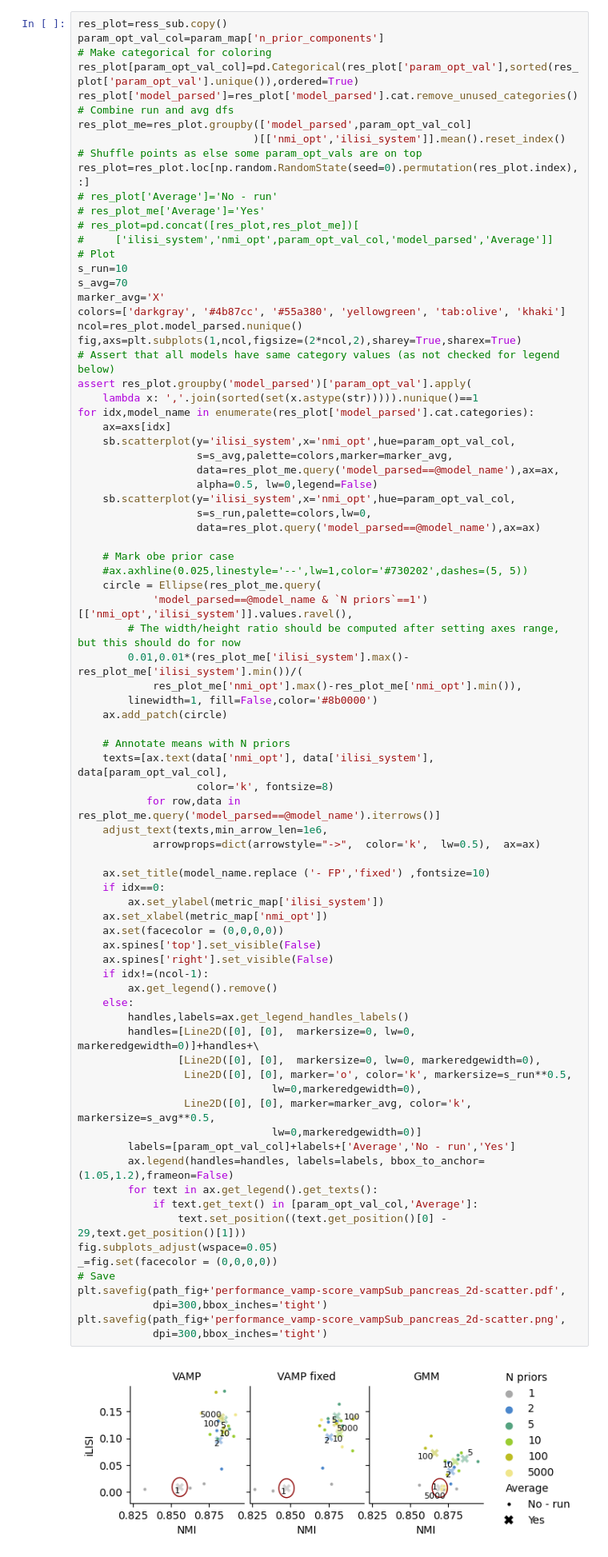
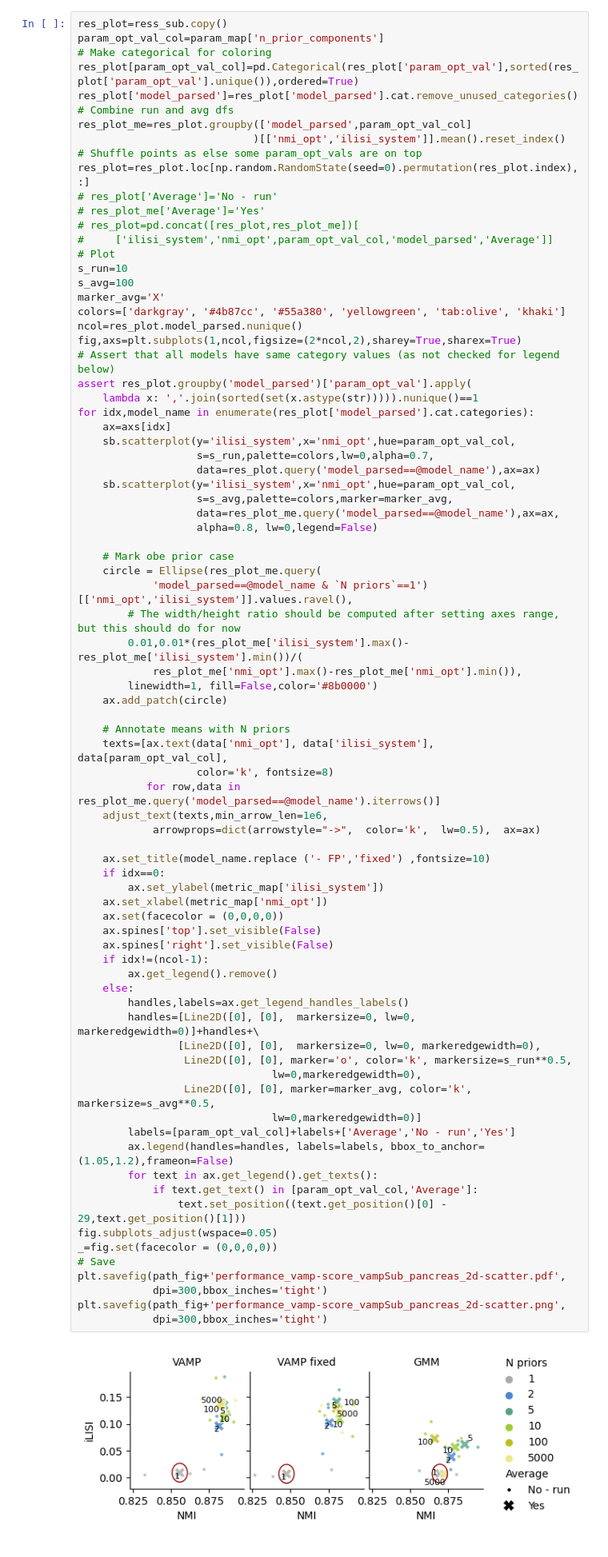
Before and after one commit to theislab/cross_system_integration, a Jupyter notebook: notebooks/results/performance/performance_vamp.ipynb, the cells around one changed output. Shown: that part at 80% size. Drawn from its saved outputs; the diff is of its cells as text.

Commit message:
adjust_plots

```diff
--- a/notebooks/results/performance/performance_vamp.ipynb
+++ b/notebooks/results/performance/performance_vamp.ipynb
@@ -360,7 +361,7 @@ res_plot=res_plot.loc[np.random.RandomState(seed=0).permutation(res_plot.index),
 #     ['ilisi_system','nmi_opt',param_opt_val_col,'model_parsed','Average']]
 # Plot
 s_run=10
-s_avg=70
+s_avg=100
 marker_avg='X'
 colors=['darkgray', '#4b87cc', '#55a380', 'yellowgreen', 'tab:olive', 'khaki']
 ncol=res_plot.model_parsed.nunique()
@@ -371,15 +372,14 @@ assert res_plot.groupby('model_parsed')['param_opt_val'].apply(
 for idx,model_name in enumerate(res_plot['model_parsed'].cat.categories):
     ax=axs[idx]
     sb.scatterplot(y='ilisi_system',x='nmi_opt',hue=param_opt_val_col,
+                   s=s_run,palette=colors,lw=0,alpha=0.7,
+                   data=res_plot.query('model_parsed==@model_name'),ax=ax)
+    sb.scatterplot(y='ilisi_system',x='nmi_opt',hue=param_opt_val_col,
                    s=s_avg,palette=colors,marker=marker_avg,
                    data=res_plot_me.query('model_parsed==@model_name'),ax=ax,
-                   alpha=0.5, lw=0,legend=False)
-    sb.scatterplot(y='ilisi_system',x='nmi_opt',hue=param_opt_val_col,
-                   s=s_run,palette=colors,lw=0,
-                   data=res_plot.query('model_parsed==@model_name'),ax=ax)
+                   alpha=0.8, lw=0,legend=False)
 
     # Mark obe prior case
-    #ax.axhline(0.025,linestyle='--',lw=1,color='#730202',dashes=(5, 5))
     circle = Ellipse(res_plot_me.query(
             'model_parsed==@model_name & `N priors`==1')[['nmi_opt','ilisi_system']].values.ravel(),
         # The width/height ratio should be computed after setting axes range, but this should do for now
@@ -398,34 +398,34 @@ for idx,model_name in enumerate(res_plot['model_parsed'].cat.categories):
     ax.set_title(model_name.replace ('- FP','fixed') ,fontsize=10)
     if idx==0:
         ax.set_ylabel(metric_map['ilisi_system'])
     ax.set_xlabel(metric_map['nmi_opt'])
     ax.set(facecolor = (0,0,0,0))
     ax.spines['top'].set_visible(False)
     ax.spines['right'].set_visible(False)
     if idx!=(ncol-1):
         ax.get_legend().remove()
     else:
         handles,labels=ax.get_legend_handles_labels()
         handles=[Line2D([0], [0],  markersize=0, lw=0, markeredgewidth=0)]+handles+\
                 [Line2D([0], [0],  markersize=0, lw=0, markeredgewidth=0),
                  Line2D([0], [0], marker='o', color='k', markersize=s_run**0.5,
                                lw=0,markeredgewidth=0),
                  Line2D([0], [0], marker=marker_avg, color='k', markersize=s_avg**0.5,
                                lw=0,markeredgewidth=0)]
         labels=[param_opt_val_col]+labels+['Average','No - run','Yes']
         ax.legend(handles=handles, labels=labels, bbox_to_anchor=(1.05,1.2),frameon=False)
         for text in ax.get_legend().get_texts():
             if text.get_text() in [param_opt_val_col,'Average']:
                 text.set_position((text.get_position()[0] - 29,text.get_position()[1]))
 fig.subplots_adjust(wspace=0.05)
 _=fig.set(facecolor = (0,0,0,0))
 # Save
 plt.savefig(path_fig+'performance_vamp-score_vampSub_pancreas_2d-scatter.pdf',
             dpi=300,bbox_inches='tight')
 plt.savefig(path_fig+'performance_vamp-score_vampSub_pancreas_2d-scatter.png',
             dpi=300,bbox_inches='tight')
 # %% [output]
-[figure, old version]
+[figure, new version]
 # %% [markdown]
 ### Initialisation
 # %% [markdown]
```
Also changed, not shown: parts of 1 cell of this notebook, 1 other file.
